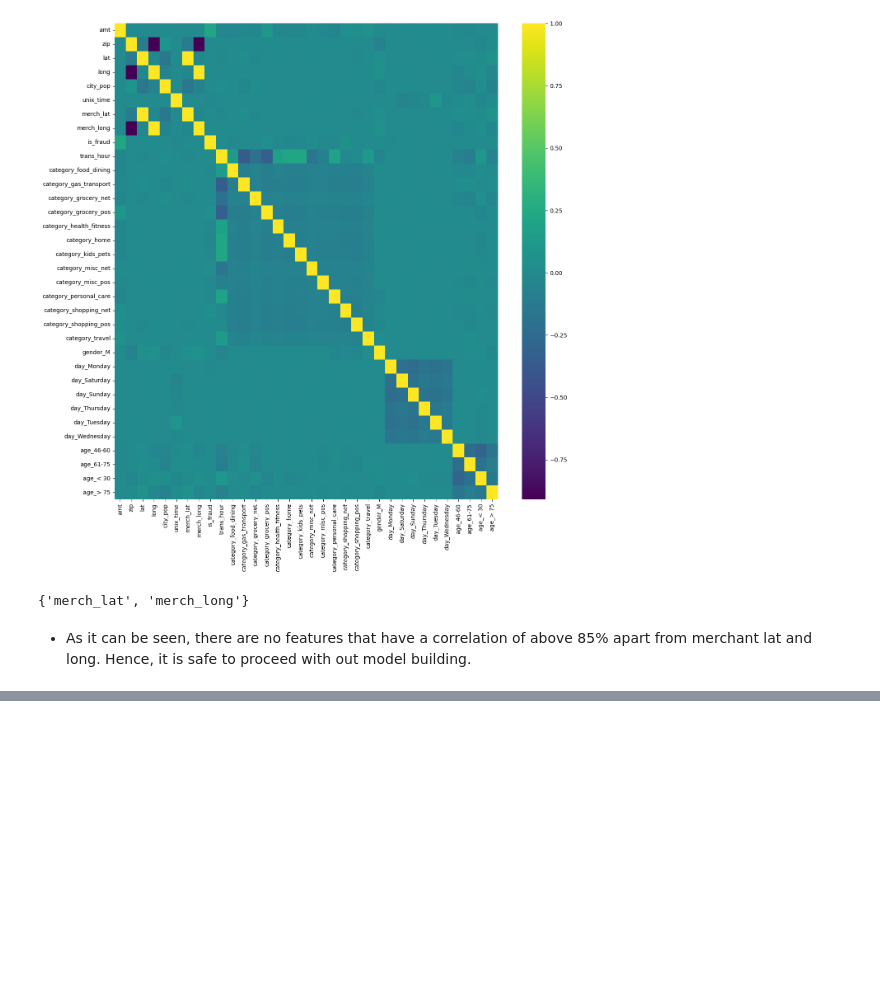
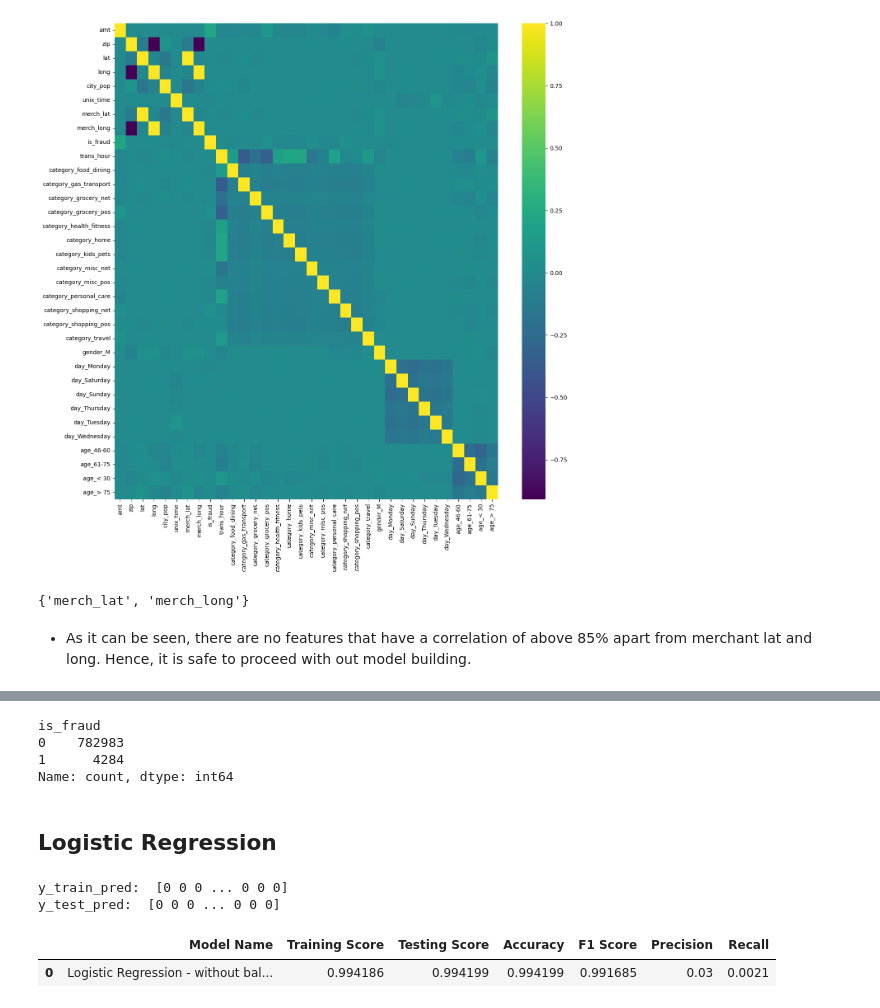
Before and after one commit to yashvisharma1204/financial_fraud_detection, a Jupyter notebook: notebooks/credit-card-fraud.ipynb, the cells around one changed output, grey strips where cells are left out. Cells and saved outputs as stored; diff of their text form; code cells hidden in the pictures; blank space fills up the shorter version.

```diff
--- a/notebooks/credit-card-fraud.ipynb
+++ b/notebooks/credit-card-fraud.ipynb
@@ -1010,0 +1040,17 @@ corr_features
+# %%
+scaler = StandardScaler()
+X = scaler.fit_transform(X)
+# %%
+skf = StratifiedKFold(n_splits=2)
+skf.get_n_splits(X,y)
+
+for train_index, test_index in skf.split(X,y):
+  X_train, X_test = X[train_index], X[test_index]
+  y_train, y_test = y[train_index], y[test_index]
+
+y_train.value_counts()
+# %% [output]
+is_fraud
+0    782983
+1      4284
+Name: count, dtype: int64
@@ -1010,0 +1059,30 @@ corr_features
+# %% [markdown]
+## **Logistic Regression**
+# %%
+lr = LogisticRegression(random_state=42)
+# %%
+model = lr.fit(X_train, y_train)
+y_train_pred = model.predict(X_train)
+print('y_train_pred: ',y_train_pred)
+y_test_pred = model.predict(X_test)
+print('y_test_pred: ', y_test_pred)
+# %% [output]
+y_train_pred:  [0 0 0 ... 0 0 0]
+y_test_pred:  [0 0 0 ... 0 0 0]
+# %%
+model_name = 'Logistic Regression - without balancing'
+train_score = model.score(X_train,y_train)
+test_score = model.score(X_test,y_test)
+
+acc_score = accuracy_score(y_test,y_test_pred)
+f_score = f1_score(y_test, y_test_pred, average='weighted')
+precision = precision_score(y_test, y_test_pred)
+recall = metrics.recall_score(y_test,y_test_pred)
+
+model_eval_data = [[model_name, train_score, test_score, acc_score, f_score, precision, recall]]
+evaluate_df = pd.DataFrame(model_eval_data, columns=['Model Name', 'Training Score', 'Testing Score', 'Accuracy',
+                                          'F1 Score', 'Precision', 'Recall'])
+evaluate_df
+# %% [output]
+|  | Model Name | Training Score | Testing Score | Accuracy | F1 Score | Precision | Recall |
+| 0 | Logistic Regression - without bal... | 0.994186 | 0.994199 | 0.994199 | 0.991685 | 0.03 | 0.0021 |
```
Also changed, not shown: parts of 84 cells of this notebook.
